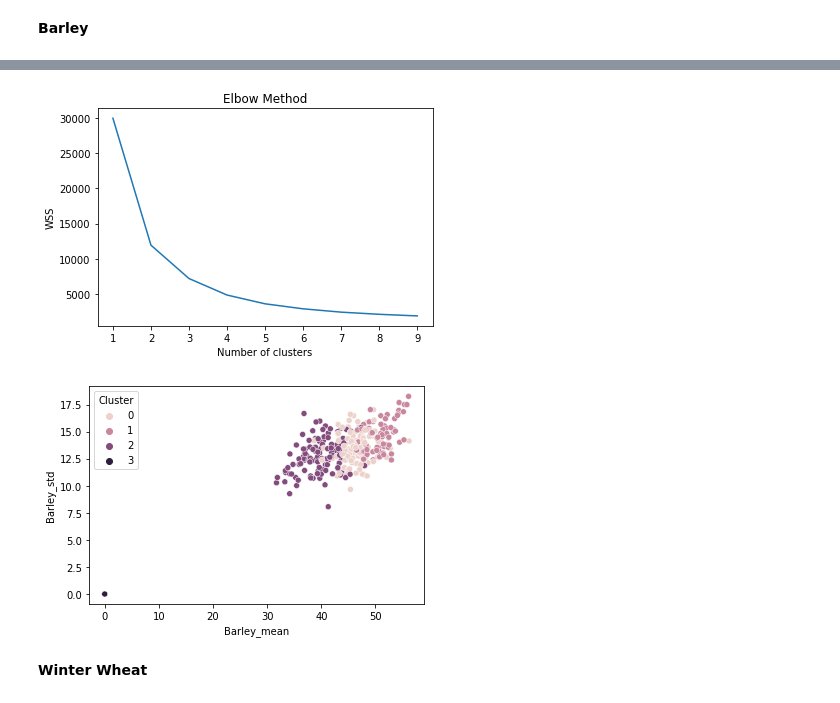
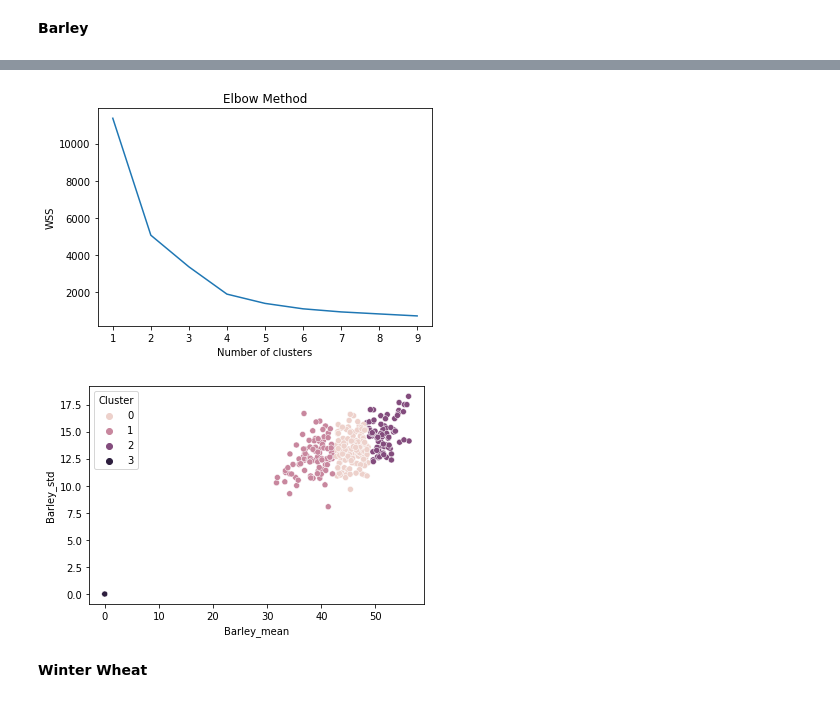
Before and after one commit to AnasIDS/Palette_Final_Project, a Jupyter notebook: Final Project.ipynb, the cells around one changed output, grey strips where cells are left out. Cells and saved outputs as stored; diff of their text form; code cells hidden in the pictures.

```diff
--- a/Final Project.ipynb
+++ b/Final Project.ipynb
@@ -418,28 +438,28 @@ memory usage: 390.1 KB
 # %%
 wss = []
-data = result_oats[['Oats_mean', 'Oats_std']].values
+data = result_Barley[['Barley_mean', 'Barley_std']].values
 for k in range(1, 10):
     kmeans = KMeans(n_clusters=k, random_state=0)
     kmeans.fit(data)
     wss.append(kmeans.inertia_)
 
 plt.plot(range(1, 10), wss)
 plt.title('Elbow Method')
 plt.xlabel('Number of clusters')
 plt.ylabel('WSS')
 plt.show()
 # %% [output]
-[figure, old version]
+[figure, new version]
 # %%
 k = 4
-kmeans = KMeans(n_clusters=k, random_state=0)
+kmeans = KMeans(n_clusters=k)
 labels = kmeans.fit_predict(data)
 result_Barley['Cluster'] = labels
 sb.scatterplot(x='Barley_mean', y='Barley_std', hue='Cluster', data=result_Barley)
 plt.show()
 result_Barley.to_csv('D:\\Barly.csv')
 # %% [output]
-[figure, old version]
+[figure, new version]
 # %% [markdown]
 **Winter Wheat**
 # %%
```
Also changed, not shown: parts of 8 cells of this notebook.
